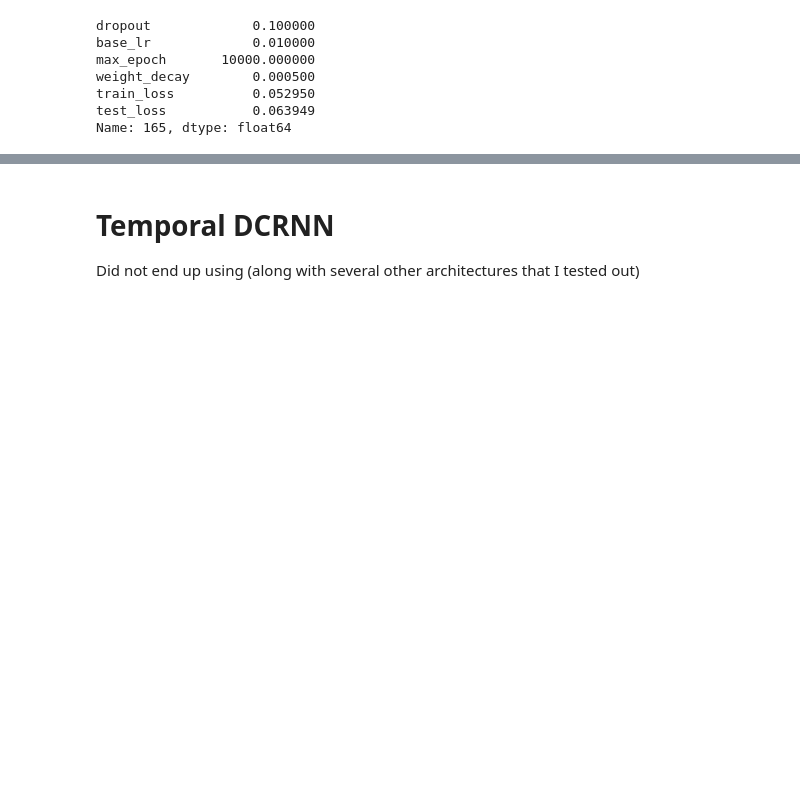
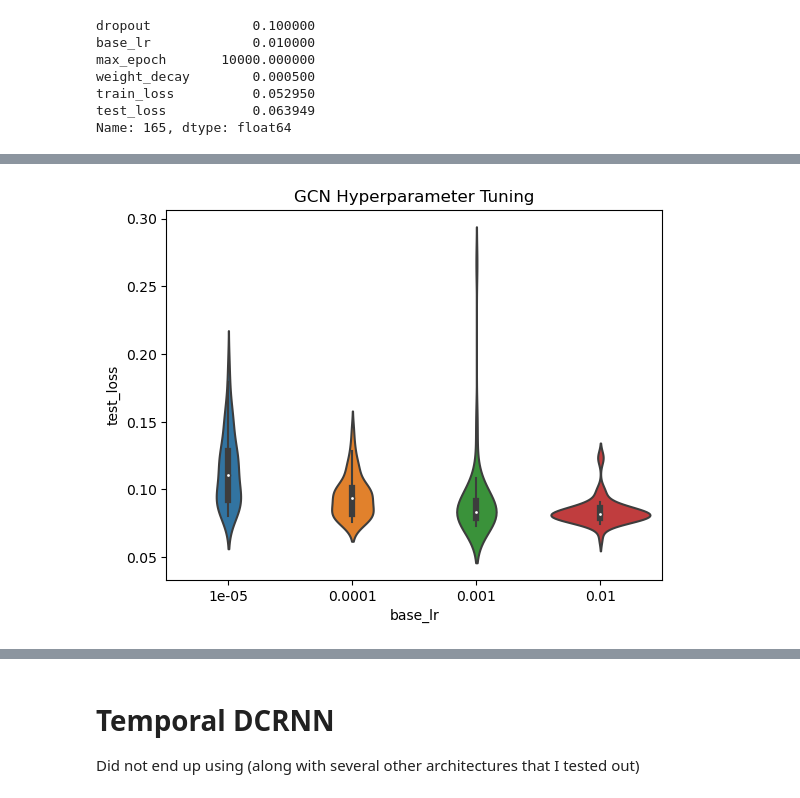
Before and after one commit to hwunrow/cgnn, a Jupyter notebook: src/main.ipynb, the cells around one changed output, grey strips where cells are left out. Cells and saved outputs as stored; diff of their text form; code cells hidden in the pictures; blank space fills up the shorter version.

```diff
--- a/src/main.ipynb
+++ b/src/main.ipynb
@@ -529,0 +537,5 @@ Name: 165, dtype: float64
+# %%
+base_lr_plot = sns.violinplot(data=gcn_results, x="base_lr", y="test_loss").set_title('GCN Hyperparameter Tuning')
+base_lr_plot.get_figure().savefig("../assets/base_lr.png")
+# %% [output]
+[figure, added]
```
Also changed, not shown: parts of 23 cells of this notebook, 1 other file.
